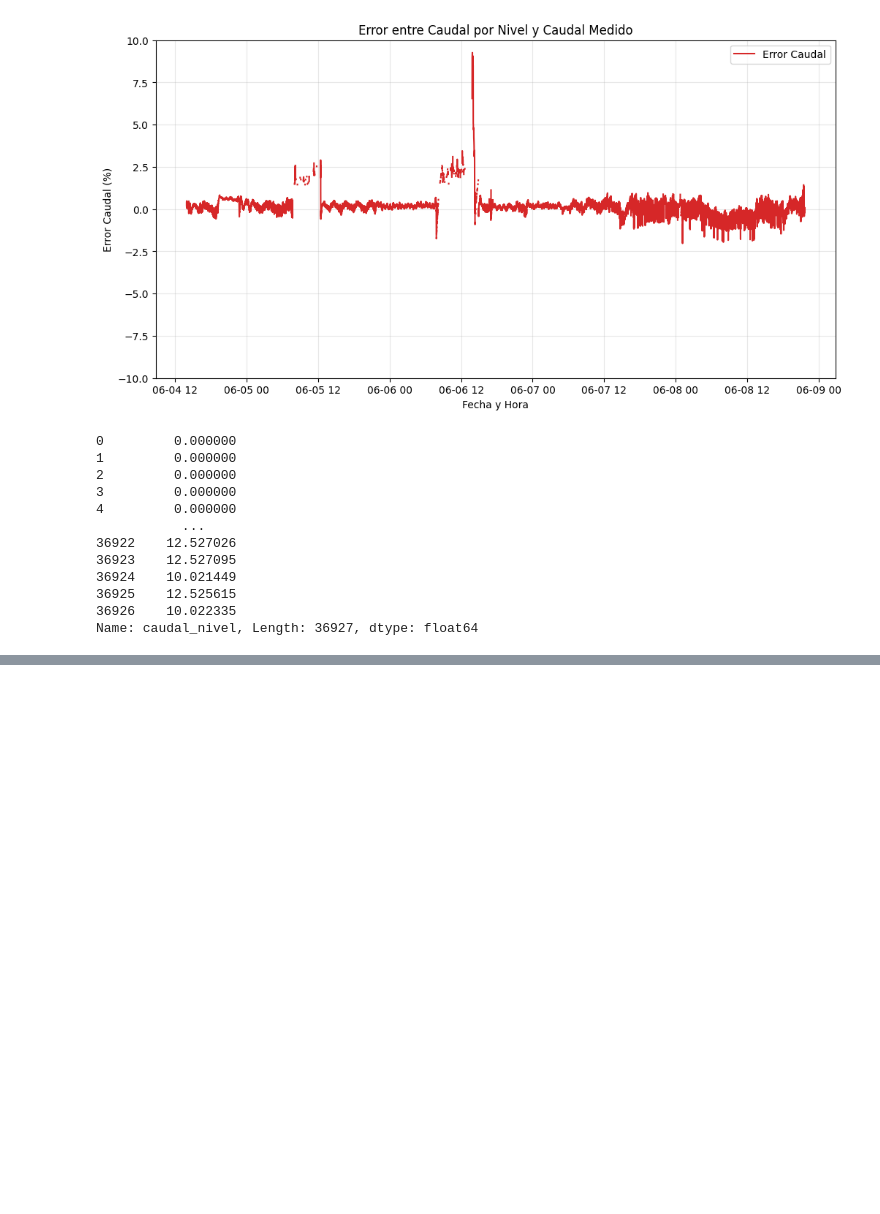
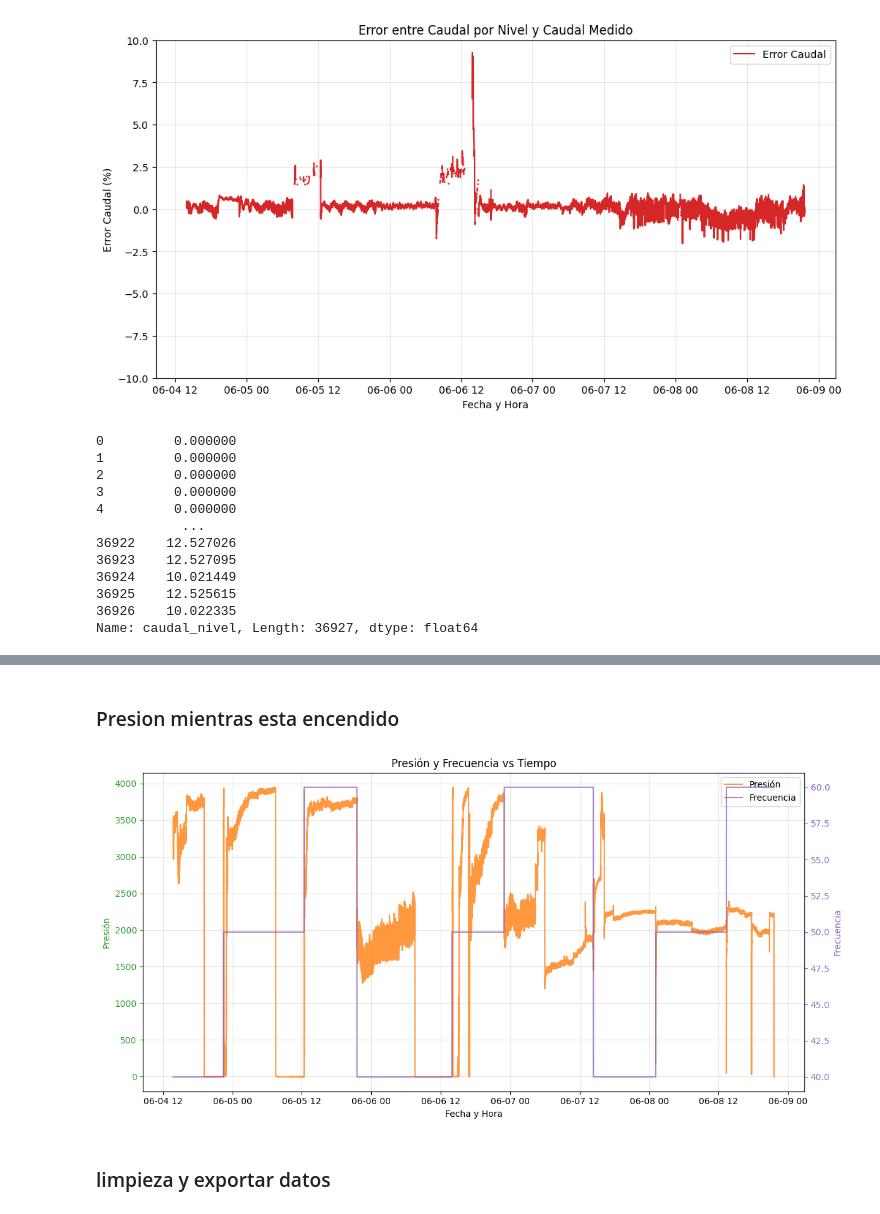
Before and after one commit to Naz-015/ARTCHEM, a Jupyter notebook: supabase_dashboard/Analisis Flujo/Analisis.ipynb, the cells around one changed output, grey strips where cells are left out. Drawn from its saved outputs; the diff is of its cells as text; code cells hidden in the pictures; blank space fills up the shorter version.

```diff
--- a/supabase_dashboard/Analisis Flujo/Analisis.ipynb
+++ b/supabase_dashboard/Analisis Flujo/Analisis.ipynb
@@ -254,0 +304,42 @@ plt.show()
+# %% [markdown]
+### Presion mientras esta encendido
+# %%
+plt.figure(figsize=(12,6))
+ax1 = plt.gca()
+ax1.plot(
+    df['created_at'],
+    df['presion'],
+    label='Presión',
+    color='tab:orange',
+    linewidth=1.5,
+    alpha=0.8
+)
+
+
+ax1.set_xlabel('Fecha y Hora')
+ax1.set_ylabel('Presión', color='tab:green')
+ax1.tick_params(axis='y', colors='tab:green')
+ax2 = ax1.twinx()
+ax2.plot(
+    df['created_at'],
+    df['frecuencia'],
+    label='Frecuencia',
+    color='tab:purple',
+    linewidth=1.5,
+    alpha=0.8
+)
+
+ax2.set_ylabel('Frecuencia', color='tab:purple')
+ax2.tick_params(axis='y', colors='tab:purple')
+plt.title('Presión y Frecuencia vs Tiempo')
+ax1.grid(True, alpha=0.3)
+lines1, labels1 = ax1.get_legend_handles_labels()
+lines2, labels2 = ax2.get_legend_handles_labels()
+ax1.legend(lines1 + lines2, labels1 + labels2, loc='upper right')
+plt.xticks(rotation=45)
+plt.tight_layout()
+plt.show()
+# %% [output]
+[figure, added]
+# %% [markdown]
+### limpieza y exportar datos
```
Also changed, not shown: parts of 22 cells of this notebook.
